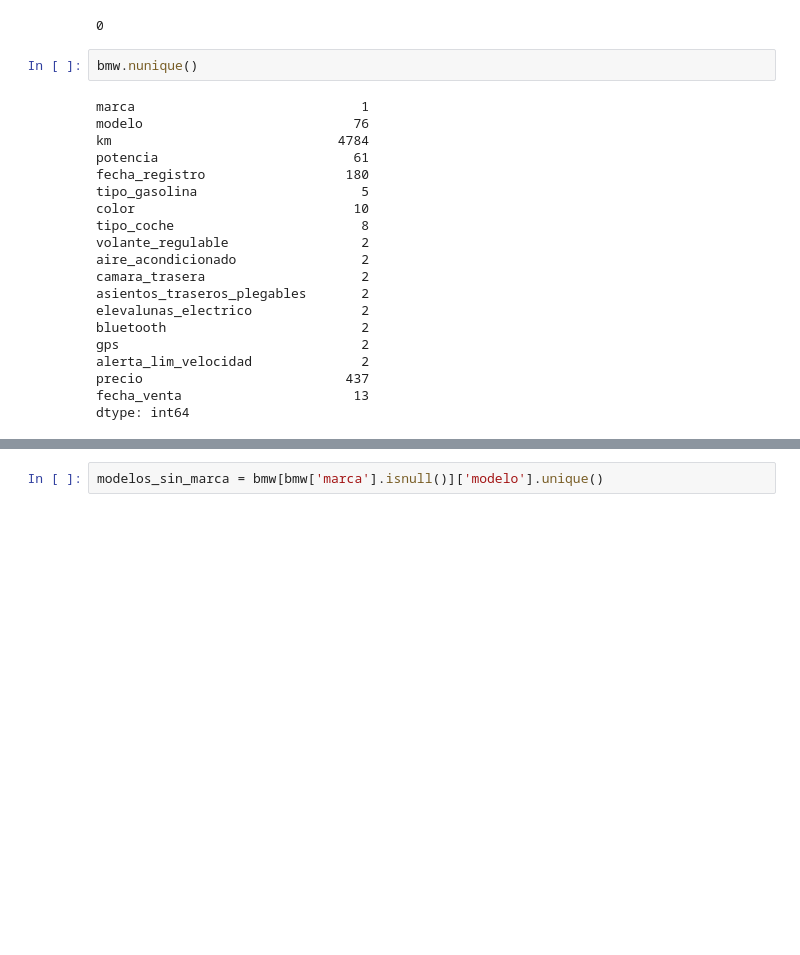
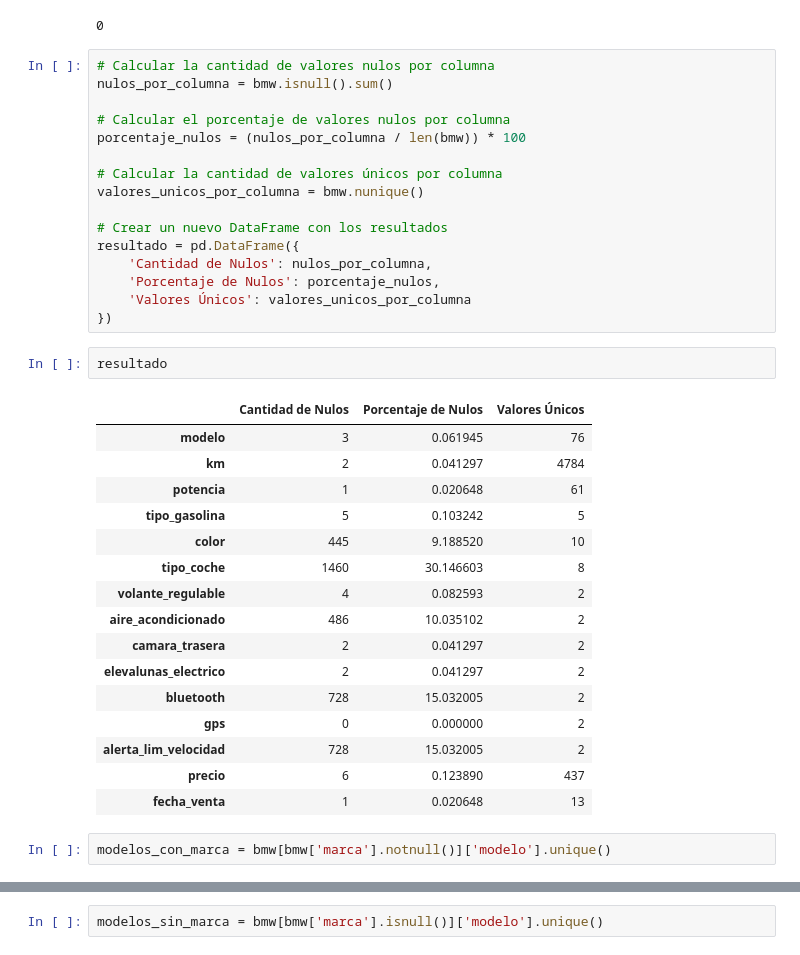
Before and after one commit to yeraysouto/price_prediction_BMW, a Jupyter notebook: Entregable_1/Entregable 1.ipynb, the cells around one changed output, grey strips where cells are left out. Cells and saved outputs as stored; diff of their text form; blank space fills up the shorter version.

```diff
--- a/Entregable_1/Entregable 1.ipynb
+++ b/Entregable_1/Entregable 1.ipynb
@@ -78,25 +78,40 @@ dtype: bool
 bmw.duplicated().sum()
 # %% [output]
 0
-# %%
-bmw.nunique()
-# %% [output]
-marca                             1
-modelo                           76
-km                             4784
-potencia                         61
-fecha_registro                  180
-tipo_gasolina                     5
-color                            10
-tipo_coche                        8
-volante_regulable                 2
-aire_acondicionado                2
-camara_trasera                    2
-asientos_traseros_plegables       2
-elevalunas_electrico              2
-bluetooth                         2
-gps                               2
-alerta_lim_velocidad              2
-precio                          437
-fecha_venta                      13
-dtype: int64
+# %%
+# Calcular la cantidad de valores nulos por columna
+nulos_por_columna = bmw.isnull().sum()
+
+# Calcular el porcentaje de valores nulos por columna
+porcentaje_nulos = (nulos_por_columna / len(bmw)) * 100
+
+# Calcular la cantidad de valores únicos por columna
+valores_unicos_por_columna = bmw.nunique()
+
+# Crear un nuevo DataFrame con los resultados
+resultado = pd.DataFrame({
+    'Cantidad de Nulos': nulos_por_columna,
+    'Porcentaje de Nulos': porcentaje_nulos,
+    'Valores Únicos': valores_unicos_por_columna
+})
+# %%
+resultado
+# %% [output]
+|  | Cantidad de Nulos | Porcentaje de Nulos | Valores Únicos |
+| modelo | 3 | 0.061945 | 76 |
+| km | 2 | 0.041297 | 4784 |
+| potencia | 1 | 0.020648 | 61 |
+| tipo_gasolina | 5 | 0.103242 | 5 |
+| color | 445 | 9.188520 | 10 |
+| tipo_coche | 1460 | 30.146603 | 8 |
+| volante_regulable | 4 | 0.082593 | 2 |
+| aire_acondicionado | 486 | 10.035102 | 2 |
+| camara_trasera | 2 | 0.041297 | 2 |
+| elevalunas_electrico | 2 | 0.041297 | 2 |
+| bluetooth | 728 | 15.032005 | 2 |
+| gps | 0 | 0.000000 | 2 |
+| alerta_lim_velocidad | 728 | 15.032005 | 2 |
+| precio | 6 | 0.123890 | 437 |
+| fecha_venta | 1 | 0.020648 | 13 |
+# %%
+modelos_con_marca = bmw[bmw['marca'].notnull()]['modelo'].unique()
```
Also changed, not shown: parts of 15 cells of this notebook.
